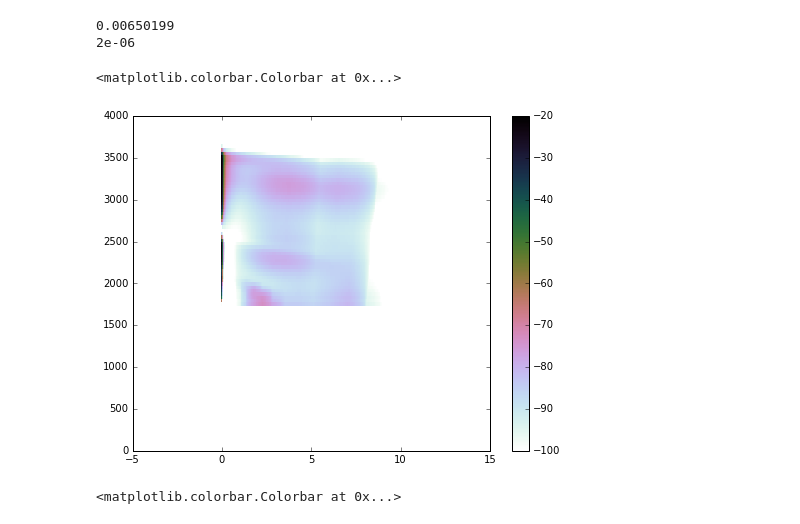
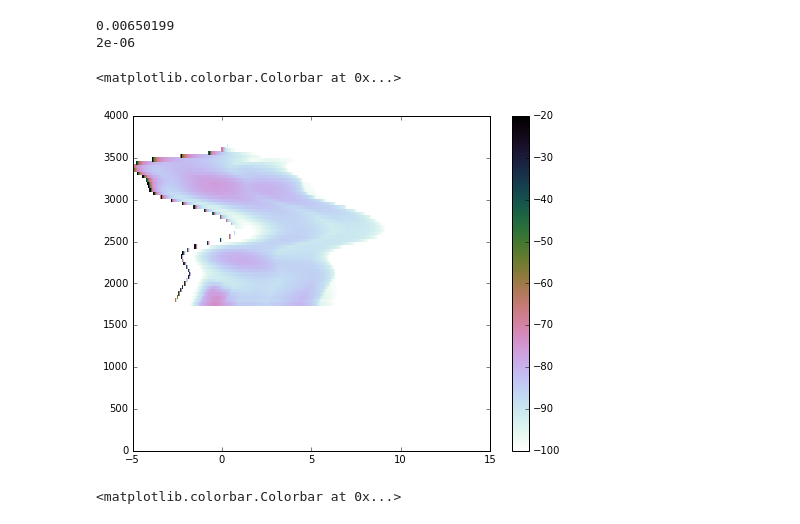
Before and after one commit to mvanlierwalq/IPy_NB_Public, a Jupyter notebook: plot_mrdss_out.ipynb, the cells around one changed output. Saved outputs shown, nothing was run; the diff lists cells and outputs as text; code cells hidden in the pictures.

```diff
--- a/plot_mrdss_out.ipynb
+++ b/plot_mrdss_out.ipynb
@@ -240,19 +240,20 @@ ds_fm = nc.variables['doppler_spectrum'][:,:]
 zc = nc.variables['height'][:]
 nc.close()
 # %%
-zd = np.ma.masked_where(zd==0,zd)
+ds_fm = np.ma.masked_where(ds_fm==0,ds_fm)
 fig = plt.figure(figsize=(8,6))
 ax  = fig.add_subplot(111)
 #plt.plot(vd, 10.*np.log10(zd*(vd[2]-vd[1])))
-plt.pcolormesh(vd,zc,10.*np.log10(zd*(vd[2]-vd[1])).T,cmap=cm.cubehelix_r,vmin=-100,vmax=-20)
+plt.pcolormesh(vd,zc,10.*np.log10(ds_fm*(vd[2]-vd[1])).T,cmap=cm.cubehelix_r,vmin=-100,vmax=-20)
+#plt.pcolormesh(vd,zc,10.*np.log10(ds_fm*(vd[2]-vd[1])).T,cmap=cm.cubehelix_r)
 ax.set_xlim(-5,15)
 #ax.set_xlim(vd.min(),vd.max())
 ax.set_ylim(0,4000)
 #plt.plot(vd,zd)
 plt.colorbar()
 # %% [output]
 <matplotlib.colorbar.Colorbar at 0x...>
-[figure, old version]
+[figure, new version]
 # %%
 #zd = np.ma.masked_where(zd==0,zd)
 fig = plt.figure(figsize=(8,6))
```
Also changed, not shown: parts of 6 cells of this notebook.
